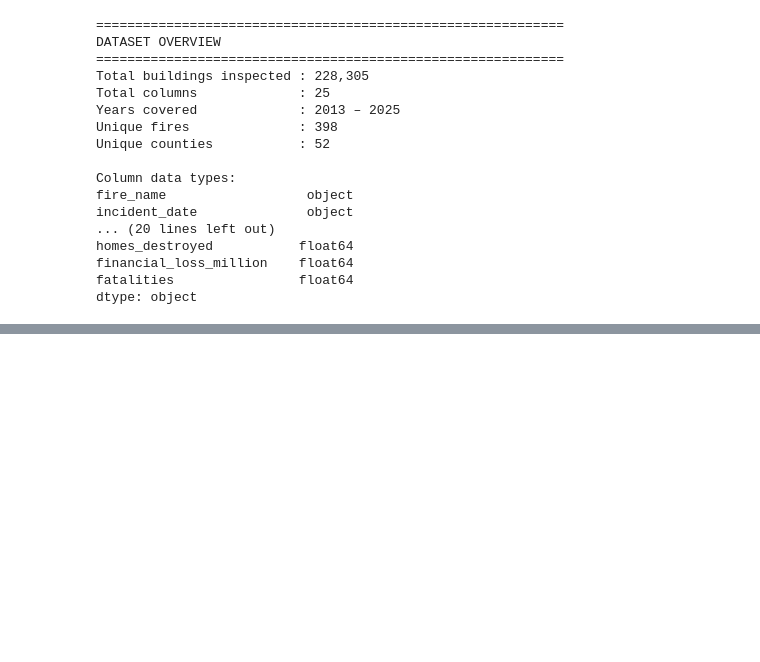
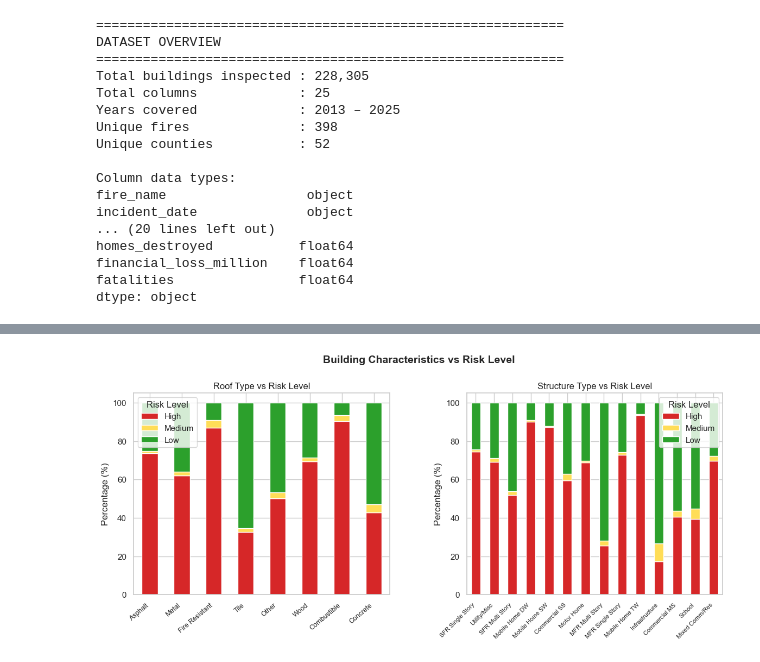
Before and after one commit to just-maki/UCInsure, a Jupyter notebook: src/wildfire_model/notebooks/02_calfire_eda.ipynb, the cells around one changed output, grey strips where cells are left out. Cells and saved outputs as stored; diff of their text form; code cells hidden in the pictures; blank space fills up the shorter version.

```diff
--- a/src/wildfire_model/notebooks/02_calfire_eda.ipynb
+++ b/src/wildfire_model/notebooks/02_calfire_eda.ipynb
@@ -99,0 +158,96 @@ Very High = 59.5% → will fix with SMOTE in Notebook 3
+# %%
+#  Building Characteristics vs Risk Level
+
+# --- Clean before plotting ---
+
+# 1. Drop nulls and empty/whitespace strings
+df_plot = df.copy()
+df_plot['roof_construction'] = df_plot['roof_construction'].astype(str).str.strip()
+df_plot['structure_type']    = df_plot['structure_type'].astype(str).str.strip()
+
+# 2. Replace known junk values with NaN, then drop
+junk = {'nan', 'none', 'null', '0', '', 'unknown', 'not applicable'}
+df_plot.loc[df_plot['roof_construction'].str.lower().isin(junk), 'roof_construction'] = None
+df_plot.loc[df_plot['structure_type'].str.lower().isin(junk), 'structure_type'] = None
+
+df_plot = df_plot.dropna(subset=['roof_construction', 'structure_type'])
+
+# 3. Check what's actually left — run this first to see your real values
+print("Roof types:\n", df_plot['roof_construction'].value_counts())
+print("\nStructure types:\n", df_plot['structure_type'].value_counts())
+
+fig, axes = plt.subplots(1, 2, figsize=(14, 7))
+
+# Chart 1 — Top 8 roof types (drop Concrete Slab, No Deck/Porch, Non Combustible — too rare)
+top_roofs = ['Asphalt', 'Metal', 'Fire Resistant', 'Tile', 'Other', 'Wood', 'Combustible', 'Concrete']
+
+roof_risk = df_plot[df_plot['roof_construction'].isin(top_roofs)]\
+              .groupby(['roof_construction', 'risk_level']).size()\
+              .unstack(fill_value=0)
+roof_risk_pct = roof_risk.div(roof_risk.sum(axis=1), axis=0) * 100
+roof_risk_pct = roof_risk_pct.loc[
+    sorted(top_roofs, key=lambda x: df_plot['roof_construction'].value_counts()[x], reverse=True)
+]
+roof_risk_pct[risk_order].plot(kind='bar', stacked=True, color=colors, ax=axes[0])
+axes[0].set_title('Roof Type vs Risk Level')
+axes[0].set_xlabel('')
+axes[0].set_ylabel('Percentage (%)')
+axes[0].set_xticklabels(axes[0].get_xticklabels(), rotation=40, ha='right', fontsize=9)
+axes[0].legend(title='Risk Level')
+
+# Chart 2 — Keep only structure types with ≥500 buildings (drops Hospital, Agriculture, etc.)
+top_structs = [
+    'Single Family Residence Single Story',
+    'Utility Misc Structure',
+    'Single Family Residence Multi Story',
+    'Mobile Home Double Wide',
+    'Mobile Home Single Wide',
+    'Commercial Building Single Story',
+    'Motor Home',
+    'Multi Family Residence Multi Story',
+    'Multi Family Residence Single Story',
+    'Mobile Home Triple Wide',
+    'Infrastructure',
+    'Commercial Building Multi Story',
+    'School',
+    'Mixed Commercial/Residential',
+]
+
+# Shorten long labels for readability
+label_map = {
+    'Single Family Residence Single Story':  'SFR Single Story',
+    'Single Family Residence Multi Story':   'SFR Multi Story',
+    'Utility Misc Structure':                'Utility/Misc',
+    'Mobile Home Double Wide':               'Mobile Home DW',
+    'Mobile Home Single Wide':               'Mobile Home SW',
+    'Mobile Home Triple Wide':               'Mobile Home TW',
+    'Commercial Building Single Story':      'Commercial SS',
+    'Commercial Building Multi Story':       'Commercial MS',
+    'Multi Family Residence Multi Story':    'MFR Multi Story',
+    'Multi Family Residence Single Story':   'MFR Single Story',
+    'Mixed Commercial/Residential':          'Mixed Comm/Res',
+    'Infrastructure':                        'Infrastructure',
+    'School':                                'School',
+    'Motor Home':                            'Motor Home',
+}
+
+struct_risk = df_plot[df_plot['structure_type'].isin(top_structs)]\
+                .groupby(['structure_type', 'risk_level']).size()\
+                .unstack(fill_value=0)
+struct_risk_pct = struct_risk.div(struct_risk.sum(axis=1), axis=0) * 100
+struct_risk_pct = struct_risk_pct.loc[
+    sorted(top_structs, key=lambda x: df_plot['structure_type'].value_counts()[x], reverse=True)
+]
+struct_risk_pct.index = struct_risk_pct.index.map(label_map)
+struct_risk_pct[risk_order].plot(kind='bar', stacked=True, color=colors, ax=axes[1])
+axes[1].set_title('Structure Type vs Risk Level')
+axes[1].set_xlabel('')
+axes[1].set_ylabel('Percentage (%)')
+axes[1].set_xticklabels(axes[1].get_xticklabels(), rotation=45, ha='right', fontsize=8)
+axes[1].legend(title='Risk Level')
+
+plt.suptitle('Building Characteristics vs Risk Level', fontsize=14, fontweight='bold')
+plt.subplots_adjust(bottom=0.35, wspace=0.3)
+plt.savefig('../outputs/04_building_characteristics.png', dpi=150, bbox_inches='tight')
+plt.show()
+# %% [output]
@@ -99,0 +271 @@ Very High = 59.5% → will fix with SMOTE in Notebook 3
+[figure, added]
```
Also changed, not shown: parts of 8 cells of this notebook.
